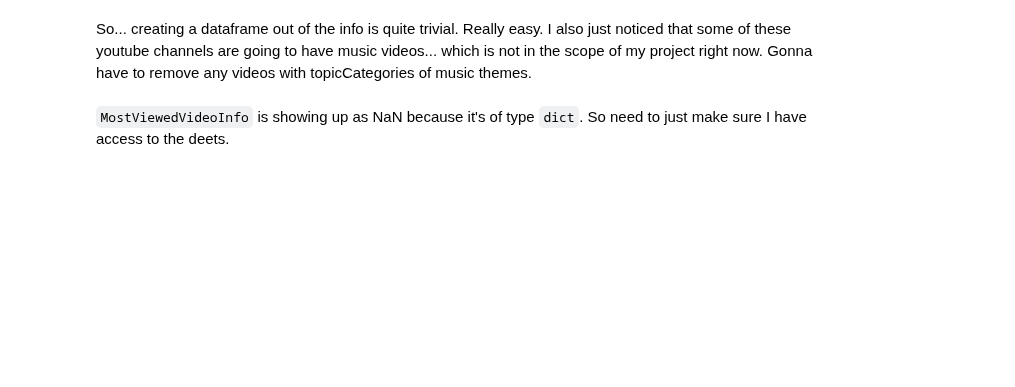
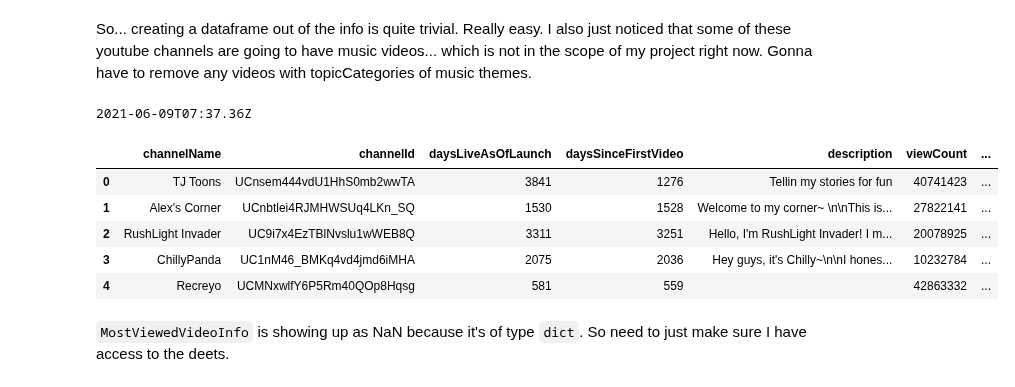
Before and after one commit to ojiwon-kenobi/youtuberChannels, a Jupyter notebook: dataProcessing.ipynb, the cells around one changed output. Saved outputs shown, nothing was run; the diff lists cells and outputs as text; code cells hidden in the pictures; blank space fills up the shorter version.

```diff
--- a/dataProcessing.ipynb
+++ b/dataProcessing.ipynb
@@ -304,34 +318,42 @@ df = pd.read_json (r'channelListResponse.json')
 REFERENCE_UTC_NOW= datetime(2021, 12, 24, 5, 2, 59, 166993)
 channelInfo_master_df= pd.DataFrame()
 
 for index, row in df.iterrows():
     items=df['items'][index][0]
     snippet = items['snippet']
 
     title=snippet['title']
     channelId=items['id']
     publishedAt=snippet['publishedAt']
     description=snippet['description']
     viewCount=items['statistics']['viewCount']
     subscriberCount=items['statistics']['subscriberCount']
     videoCount=items['statistics']['videoCount']
     daysLive = pd.Timedelta(REFERENCE_UTC_NOW - try_parsing_date(publishedAt)).round('d').days
 
     data = {'channelName':title,
     'channelId': channelId,
     'daysLiveAsOfLaunch': daysLive,
     'daysSinceFirstVideo': channelId_to_earliestVideoTimestamp_and_mostViewedVideo[channelId]['daysSinceFirstVideo'].days,
     'description': description,
     'viewCount': int(viewCount),
     'subscriberCount': int(subscriberCount),
     'videoCount': int(videoCount),
     'firstUploadDate' : channelId_to_earliestVideoTimestamp_and_mostViewedVideo[channelId]['firstUploadDate'],
     'subscribersPerYearSinceFirstUpload' : float(int(subscriberCount)/(channelId_to_earliestVideoTimestamp_and_mostViewedVideo[channelId]['daysSinceFirstVideo'].days/365)),
     'viewCountPerYearSinceFirstUpload' : float(int(viewCount)/(channelId_to_earliestVideoTimestamp_and_mostViewedVideo[channelId]['daysSinceFirstVideo'].days/365)),
     }
     df_generated = pd.DataFrame(data, index=[index])
     channelInfo_master_df= channelInfo_master_df.append(df_generated)
-channelInfo_master_df = channelInfo_master_df.drop(60)
+channelInfo_master_df.head()
+# %% [output]
+2021-06-09T07:37.36Z
+|  | channelName | channelId | daysLiveAsOfLaunch | daysSinceFirstVideo | description | viewCount | ... |
+| 0 | TJ Toons | UCnsem444vdU1HhS0mb2wwTA | 3841 | 1276 | Tellin my stories for fun | 40741423 | ... |
+| 1 | Alex's Corner | UCnbtlei4RJMHWSUq4LKn_SQ | 1530 | 1528 | Welcome to my corner~ \n\nThis is... | 27822141 | ... |
+| 2 | RushLight Invader | UC9i7x4EzTBlNvslu1wWEB8Q | 3311 | 3251 | Hello, I'm RushLight Invader! I m... | 20078925 | ... |
+| 3 | ChillyPanda | UC1nM46_BMKq4vd4jmd6iMHA | 2075 | 2036 | Hey guys, it's Chilly~\n\nI hones... | 10232784 | ... |
+| 4 | Recreyo | UCMNxwlfY6P5Rm40QOp8Hqsg | 581 | 559 |  | 42863332 | ... |
 # %%
 with open("channelHolisticInfo.json", 'w') as f:
     json.dump(channelInfo_master_df.to_dict(), f)
```
Also changed, not shown: parts of 2 cells of this notebook, 3 other files.
